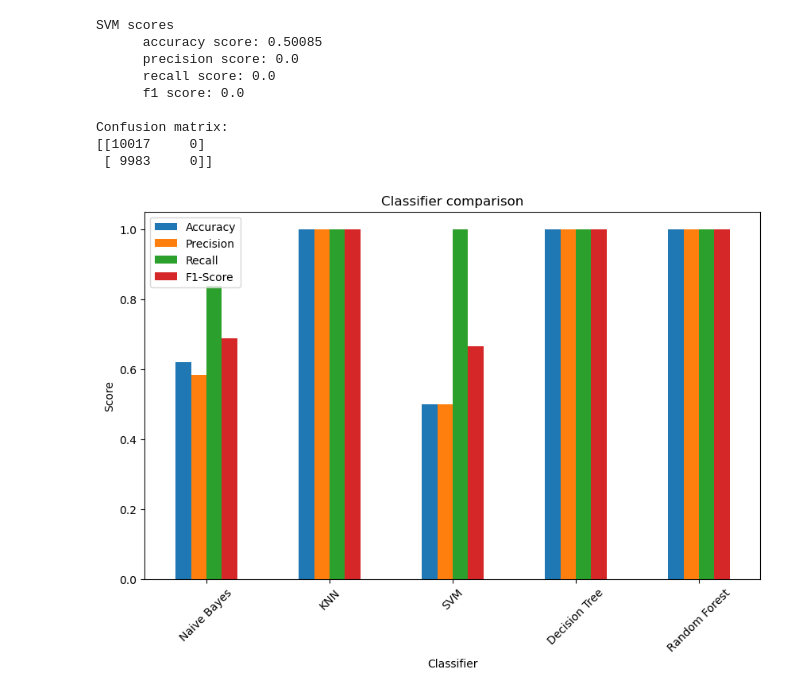
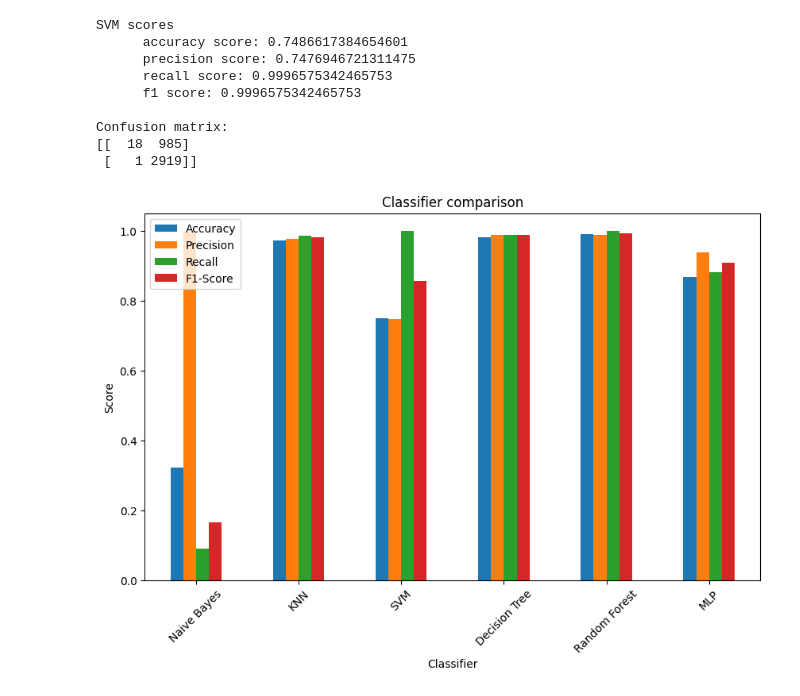
Before and after one commit to paulschweitzer/BSP5, a Jupyter notebook: Malware analysis.ipynb, the cells around one changed output. Saved outputs shown, nothing was run; the diff lists cells and outputs as text; code cells hidden in the pictures.

Commit message:
Analyzed the malware datasets and trained different classifiers with it.

```diff
--- a/Malware analysis.ipynb
+++ b/Malware analysis.ipynb
@@ -50,3 +60,7 @@ data.describe()
 # %%
-class_data = data.drop(columns=['hash', 'classification'])
-x_train, x_test, y_train, y_test = train_test_split(class_data, data['classification'], test_size=0.2, random_state=77)
+# class_data = data.drop(columns=['hash', 'classification'])
+# x_train, x_test, y_train, y_test = train_test_split(class_data, data['classification'], test_size=0.2, random_state=77)
+
+class_data = data.drop(columns=['Name', 'Machine', 'TimeDateStamp', 'Malware'])
+x_train, x_test, y_train, y_test = train_test_split(class_data, data['Malware'], test_size=0.2, random_state=69)
+x_train.shape
@@ -136,7 +152,7 @@ Confusion matrix:
 knn = KNeighborsClassifier()
 knn.fit(x_train, y_train)
 
-y_pred = rf.predict(x_test)
+y_pred = knn.predict(x_test)
 
 knn_accuracy = accuracy_score(y_test, y_pred)
 knn_precision = precision_score(y_test, y_pred)
@@ -161,0 +178,21 @@ Confusion matrix:
+# %%
+hidden_layers = (500, 250)
+activation = 'tanh'
+solver = 'adam'
+
+mlp = MLPClassifier(hidden_layer_sizes=hidden_layers, activation=activation, solver=solver)
+mlp.fit(x_train, y_train)
+
+y_pred = mlp.predict(x_test)
+
+mlp_accuracy = accuracy_score(y_test, y_pred)
+mlp_precision = precision_score(y_test, y_pred)
+mlp_recall = recall_score(y_test, y_pred)
+mlp_f1 = f1_score(y_test, y_pred)
+
+print(f"""MLP scores
+      accuracy score: {mlp_accuracy}
+      precision score: {mlp_precision}
+      recall score: {mlp_recall}
+      f1 score: {mlp_recall}\n""")
+print(f"Confusion matrix:\n{confusion_matrix(y_test, y_pred)}")
@@ -162,6 +250,6 @@ Confusion matrix:
 # %%
 # SVM
-svc = SVC(kernel='linear')
+svc = SVC(kernel='rbf')
 svc.fit(x_train, y_train)
 
 y_pred = svc.predict(x_test)
@@ -181,35 +269,35 @@ print(f"Confusion matrix:\n{confusion_matrix(y_test, y_pred)}")
 # Train with one of each class
 # %% [output]
 SVM scores
-      accuracy score: 0.50085
-      precision score: 0.0
-      recall score: 0.0
-      f1 score: 0.0
+      accuracy score: 0.7486617384654601
+      precision score: 0.7476946721311475
+      recall score: 0.9996575342465753
+      f1 score: 0.9996575342465753
 
 Confusion matrix:
-[[10017     0]
- [ 9983     0]]
+[[  18  985]
+ [   1 2919]]
 # %%
 import matplotlib.pyplot as plt
 import seaborn as sns
 
 results = {
-    "Classifier": ["Naive Bayes", "KNN", "SVM", "Decision Tree", "Random Forest"],
-    "Accuracy": [nb_accuracy, knn_accuracy, svm_accuracy, dt_accuracy, rf_accuracy],
-    "Precision": [nb_precision, knn_precision, svm_precision, dt_precision, rf_precision],
-    "Recall": [nb_recall, knn_recall, svm_recall, dt_recall, rf_recall],
-    "F1-Score": [nb_f1, knn_f1, svm_f1, dt_f1, rf_f1]
+    "Classifier": ["Naive Bayes", "KNN", "SVM", "Decision Tree", "Random Forest", "MLP"],
+    "Accuracy": [nb_accuracy, knn_accuracy, svm_accuracy, dt_accuracy, rf_accuracy, mlp_accuracy],
+    "Precision": [nb_precision, knn_precision, svm_precision, dt_precision, rf_precision, mlp_precision],
+    "Recall": [nb_recall, knn_recall, svm_recall, dt_recall, rf_recall, mlp_recall],
+    "F1-Score": [nb_f1, knn_f1, svm_f1, dt_f1, rf_f1, mlp_f1]
 }
 df_results = pd.DataFrame(results)
 
 ##Code to display the results
 df_results.plot(kind='bar', x='Classifier', figsize=(10, 6))
 plt.title('Classifier comparison')
 plt.ylabel('Score')
 plt.xticks(rotation=45)
 plt.show()
 # %% [output]
-[figure, old version]
+[figure, new version]
 # %%
 # Feature importance
 importance = rf.feature_importances_
```
Also changed, not shown: parts of 13 cells of this notebook, 5 other files.
